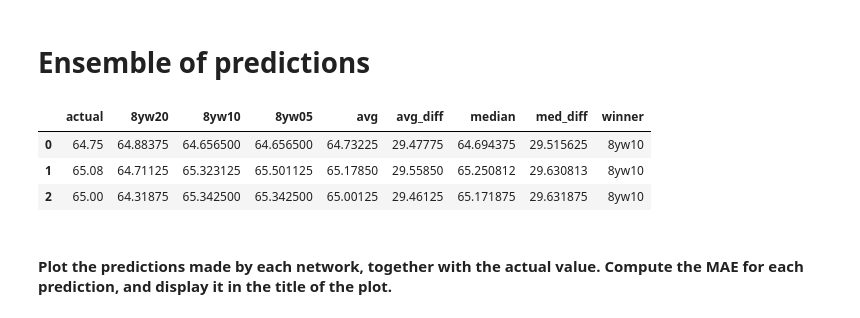
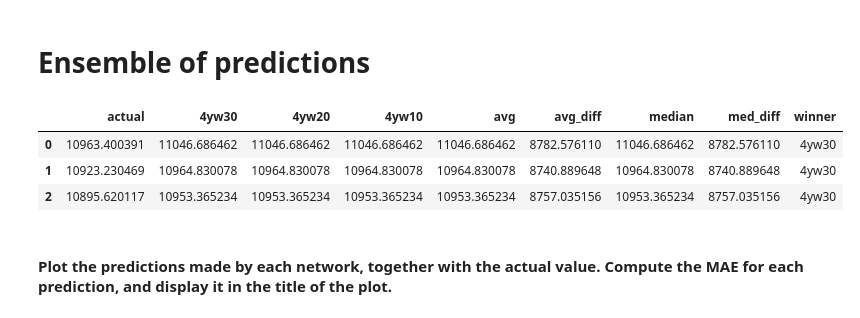
Before and after one commit to renero/trader, a Jupyter notebook: resources/ensemble predictions.ipynb, the cells around one changed output. Cells and saved outputs as stored; diff of their text form; code cells hidden in the pictures.

```diff
--- a/resources/ensemble predictions.ipynb
+++ b/resources/ensemble predictions.ipynb
@@ -6,14 +7,14 @@ import matplotlib.pyplot as plt
 from scipy.stats import pearsonr
 from sklearn.metrics import mean_absolute_error
 # %%
-preds = pd.read_csv('../output/pred_acciona_2010_2018_8yw20_8yw10_8yw05.csv',
+preds = pd.read_csv('../output/pred_DAX_2015_2019_4yw30_4yw20_4yw10.csv',
                     delimiter=',')
 preds.head(3)
 # %% [output]
-|  | actual | 8yw20 | 8yw10 | 8yw05 | avg | avg_diff | median | med_diff | winner |
-| 0 | 64.75 | 64.88375 | 64.656500 | 64.656500 | 64.73225 | 29.47775 | 64.694375 | 29.515625 | 8yw10 |
-| 1 | 65.08 | 64.71125 | 65.323125 | 65.501125 | 65.17850 | 29.55850 | 65.250812 | 29.630813 | 8yw10 |
-| 2 | 65.00 | 64.31875 | 65.342500 | 65.342500 | 65.00125 | 29.46125 | 65.171875 | 29.631875 | 8yw10 |
+|  | actual | 4yw30 | 4yw20 | 4yw10 | avg | avg_diff | median | med_diff | winner |
+| 0 | 10963.400391 | 11046.686462 | 11046.686462 | 11046.686462 | 11046.686462 | 8782.576110 | 11046.686462 | 8782.576110 | 4yw30 |
+| 1 | 10923.230469 | 10964.830078 | 10964.830078 | 10964.830078 | 10964.830078 | 8740.889648 | 10964.830078 | 8740.889648 | 4yw30 |
+| 2 | 10895.620117 | 10953.365234 | 10953.365234 | 10953.365234 | 10953.365234 | 8757.035156 | 10953.365234 | 8757.035156 | 4yw30 |
 # %% [markdown]
 #### Plot the predictions made by each network, together with the actual value. Compute the MAE for each prediction, and display it in the title of the plot.
 # %%
```
Also changed, not shown: parts of 14 cells of this notebook, 6 other files.
